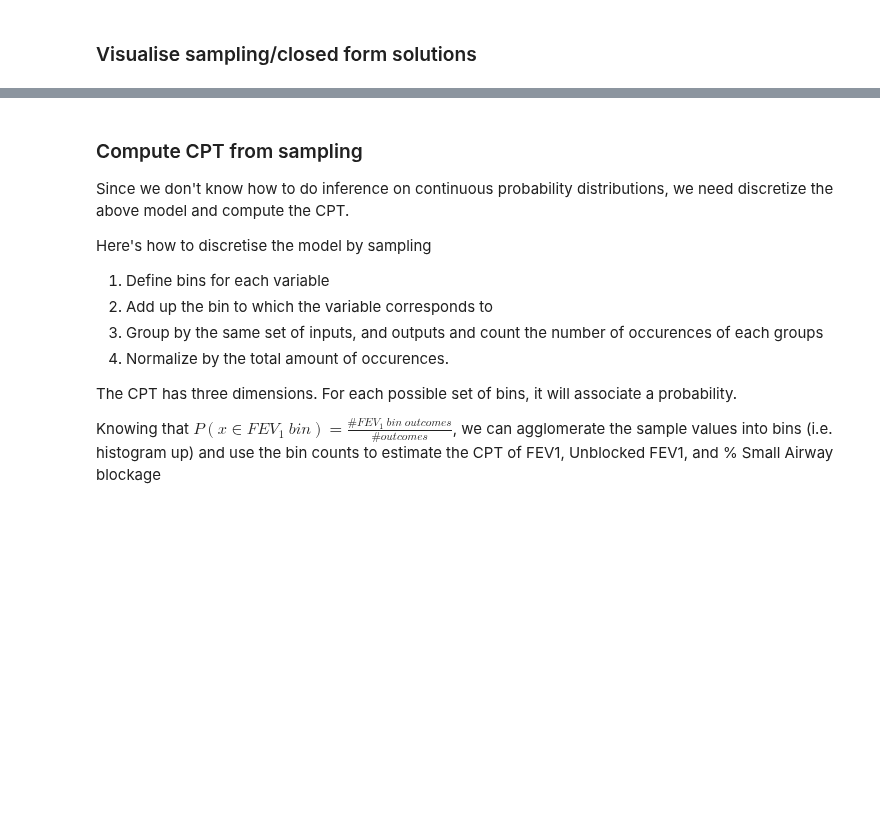
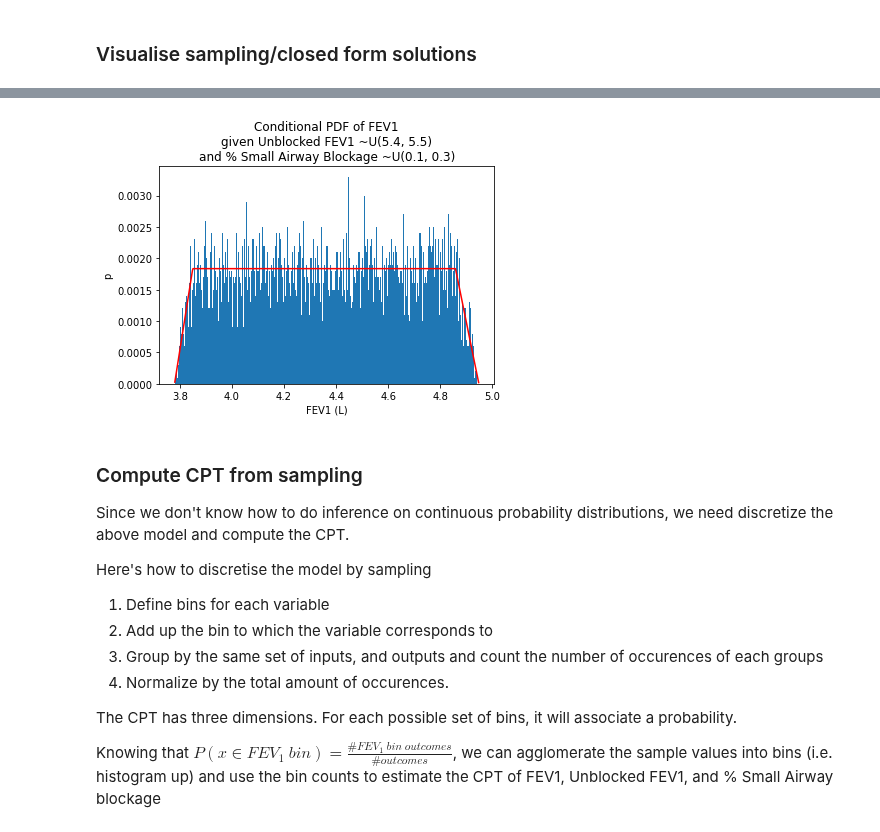
Before and after one commit to tristantreb/phd, a Jupyter notebook: src/milestone_model/cpts_discovery.ipynb, the cells around one changed output, grey strips where cells are left out. Drawn from its saved outputs; the diff is of its cells as text; code cells hidden in the pictures; blank space fills up the shorter version.

Commit message:
Add closed form solution the PDF of Z = X * (Y-1)

```diff
--- a/src/milestone_model/cpts_discovery.ipynb
+++ b/src/milestone_model/cpts_discovery.ipynb
@@ -62,3 +62,45 @@ plt.show()
+# %%
+# Using FEV1 = HFEV1 * (1 - AirwayBlockage)
+
+u1 = 5.4
+u2 = 5.5
+b1 = 0.1
+b2 = 0.3
+
+fev1_bins = np.arange(u1 * (1 - b2), u2 * (1 - b1), 0.002)
+
+# Sampling solution: generate a set of unblocked FEV1 and % Small Airway blockage and their corresponding FEV1 values
+fev1_samples = mh.generate_fev1_sample(u1, u2, b1, b2)["FEV1"]
+# Histogram up the sample values into fev1_bins
+hist, bins = np.histogram(fev1_samples, bins=fev1_bins)
+# Normalize the histogram
+hist_norm = hist / len(fev1_samples)
+
+# Closed form solution
+fev1_hist = []
+for i in range(0, len(fev1_bins) - 1):
+    fev1_low = fev1_bins[i]
+    fev1_up = fev1_bins[i + 1]
+
+    val, abserr = integrate.quad(
+        mh.PDF_X_x_1_minus_Y, fev1_low, fev1_up, args=(b1, b2, u1, u2)
+    )
+    fev1_hist.append(val)
+
+# Plot the histogram
+plt.plot(fev1_bins[:-1], fev1_hist, "r")
+plt.bar(bins[:-1], hist_norm, width=0.002)
+# Set y label to Probability Density Function, set x label to FEV1 (L)
+plt.title(
+    "Conditional PDF of FEV1\ngiven Unblocked FEV1 ~U({}, {})\nand % Small Airway Blockage ~U({}, {})".format(
+        u1, u2, b1, b2
+    )
+)
+plt.ylabel("p")
+plt.xlabel("FEV1 (L)")
+plt.show()
+# %% [output]
+[figure, added]
 # %% [markdown]
 ### Compute CPT from sampling
 
```
Also changed, not shown: parts of 1 cell of this notebook, 1 other file.
